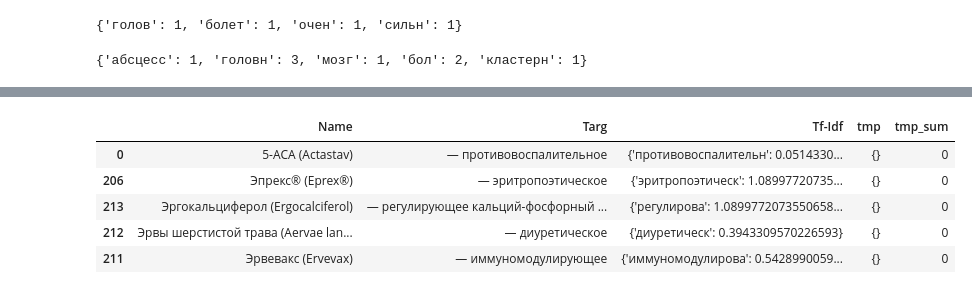
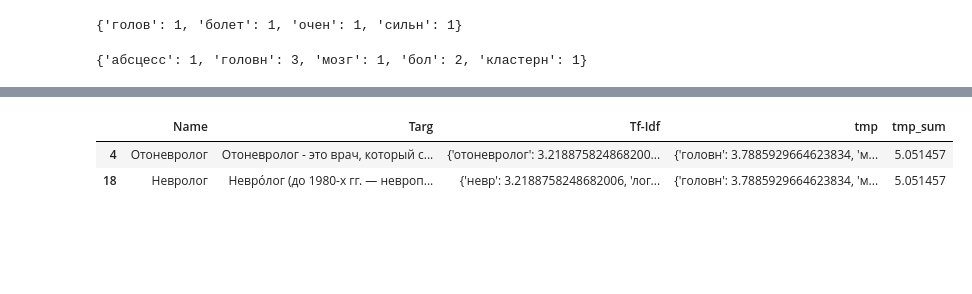
Before and after one commit to maksutovaynur/virushack, a Jupyter notebook: back/data/Predict.ipynb, the cells around one changed output, grey strips where cells are left out. Cells and saved outputs as stored; diff of their text form; code cells hidden in the pictures; blank space fills up the shorter version.

```diff
--- a/back/data/Predict.ipynb
+++ b/back/data/Predict.ipynb
@@ -18,10 +18,9 @@ pd.set_option('display.max_columns', None)
 display(HTML("<style>.container{width: 100%}</style>"))
 # %%
 converters={'Tf-Idf': eval, 'KwFilt': eval}
-Ph, Sd, Sd2, Pd = map(lambda x: pd.read_csv(x, converters=converters), ["pharma-kw-thr0.010000.csv", "def-kw-thr0.010000.csv", "def2-kw-thr0.010000.csv", "prof-kw-thr0.010000.csv"])
-Ph.loc[:, 'As'] = Ph.loc[:, 'As'].apply(eval)
-display(Ph.head(1))
-display(Sd.head(1))
+Ph2, Sd2, Pd = map(lambda x: pd.read_csv(x, converters=converters), ["pharma2-kw-thr0.010000.csv", "def2-kw-thr0.010000.csv", "prof-kw-thr0.010000.csv"])
+# Ph.loc[:, 'As'] = Ph.loc[:, 'As'].apply(eval)
 display(Sd2.head(1))
 display(Pd.head(1))
+display(Ph2.head(1))
 # %% [output]
@@ -46,8 +43,8 @@ Sd2['tmp_sum'] = Sd2['tmp'].apply(S.sum_stat)
 sSd2 = Sd2.sort_values('tmp_sum', ascending=False)
 candDeseases = sSd2.head(3)
 # candDeseases[['Name', 'Targ', 'tmp_sum']].head(1)
-candInfo = dict(candDeseases.loc[:, 'Name'].apply(lambda x: S.keywords(T.lemm(x))).agg(T.sum_dicts))
-display(candInfo)
+candDeseasesInfo = dict(candDeseases.loc[:, 'Name'].apply(lambda x: S.keywords(T.lemm(x))).agg(T.sum_dicts))
+display(candDeseasesInfo)
 # %% [output]
 {'голов': 1, 'болет': 1, 'очен': 1, 'сильн': 1}
 {'абсцесс': 1, 'головн': 3, 'мозг': 1, 'бол': 2, 'кластерн': 1}
@@ -54,12 +94,11 @@ display(candInfo)
 # %%
-Ph['tmp'] = Ph['Tf-Idf'].apply(lambda x: S.multiply2stats(candInfo, x, max_dist=0))
-Ph['tmp_sum'] = Ph['tmp'].apply(S.sum_stat)
-sPh = Ph.sort_values('tmp_sum', ascending=False)
-sPh[['Name', 'Targ', 'Tf-Idf', 'tmp', 'tmp_sum']].head()
+Pd['tmp'] = Pd['Tf-Idf'].apply(lambda x: S.multiply2stats(candDeseasesInfo, x, max_dist=0))
+Pd['tmp_sum'] = Pd['tmp'].apply(S.sum_stat)
+sPd = Pd.sort_values('tmp_sum', ascending=False)
+candProf = sPd[['Name', 'Targ', 'Tf-Idf', 'tmp', 'tmp_sum']].head(3)
+candProf = candProf.loc[candProf.loc[:, 'tmp_sum'] > 0]
+display(candProf)
 # %% [output]
 |  | Name | Targ | Tf-Idf | tmp | tmp_sum |
-| 0 | 5-АСА (Actastav) | — противовоспалительное | {'противовоспалительн': 0.0514330... | {} | 0 |
-| 206 | Эпрекс® (Eprex®) | — эритропоэтическое | {'эритропоэтическ': 1.08997720735... | {} | 0 |
-| 213 | Эргокальциферол (Ergocalciferol) | — регулирующее кальций-фосфорный ... | {'регулирова': 1.0899772073550658... | {} | 0 |
-| 212 | Эрвы шерстистой трава (Aervae lan... | — диуретическое | {'диуретическ': 0.3943309570226593} | {} | 0 |
-| 211 | Эрвевакс (Ervevax) | — иммуномодулирующее | {'иммуномодулирова': 0.5428990059... | {} | 0 |
+| 4 | Отоневролог | Отоневролог - это врач, который с... | {'отоневролог': 3.218875824868200... | {'головн': 3.7885929664623834, 'м... | 5.051457 |
+| 18 | Невролог | Невро́лог (до 1980-х гг. — невроп... | {'невр': 3.2188758248682006, 'лог... | {'головн': 3.7885929664623834, 'м... | 5.051457 |
```
Also changed, not shown: parts of 7 cells of this notebook, 6 other files.
